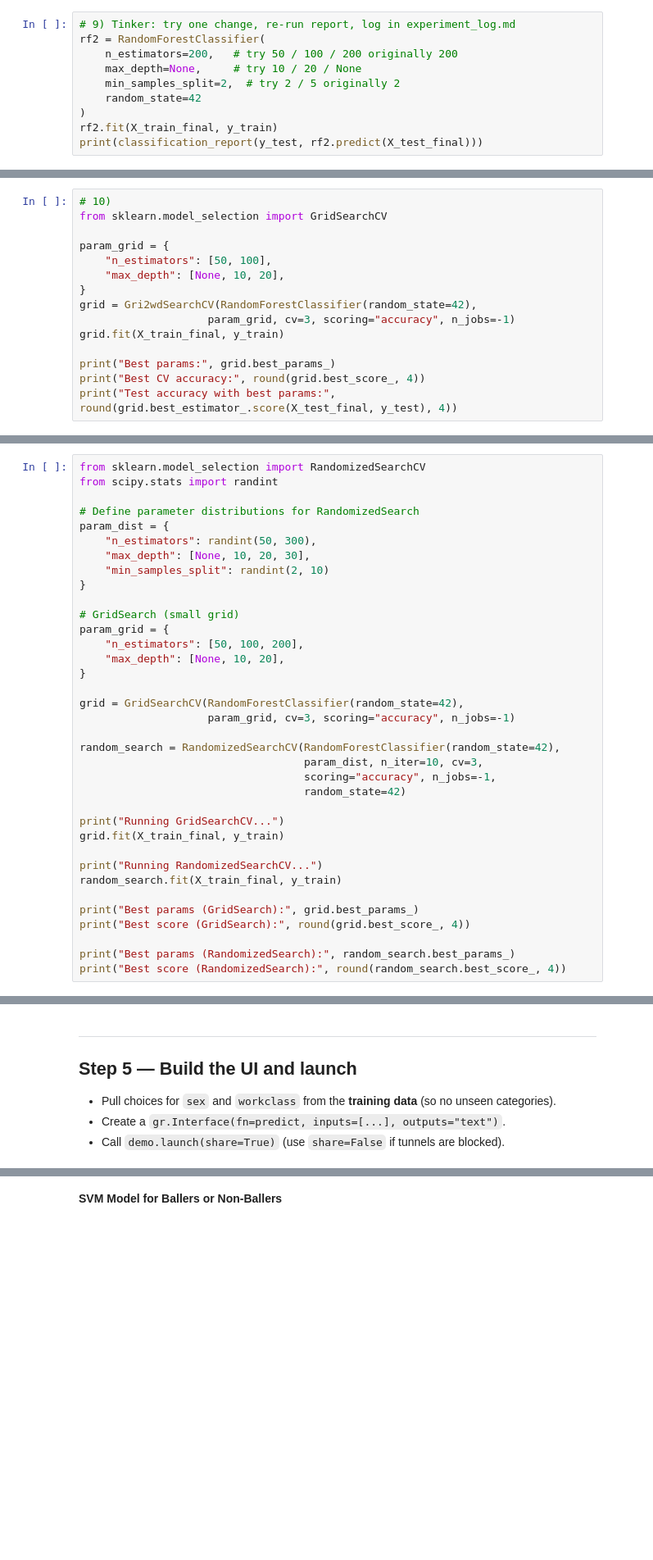
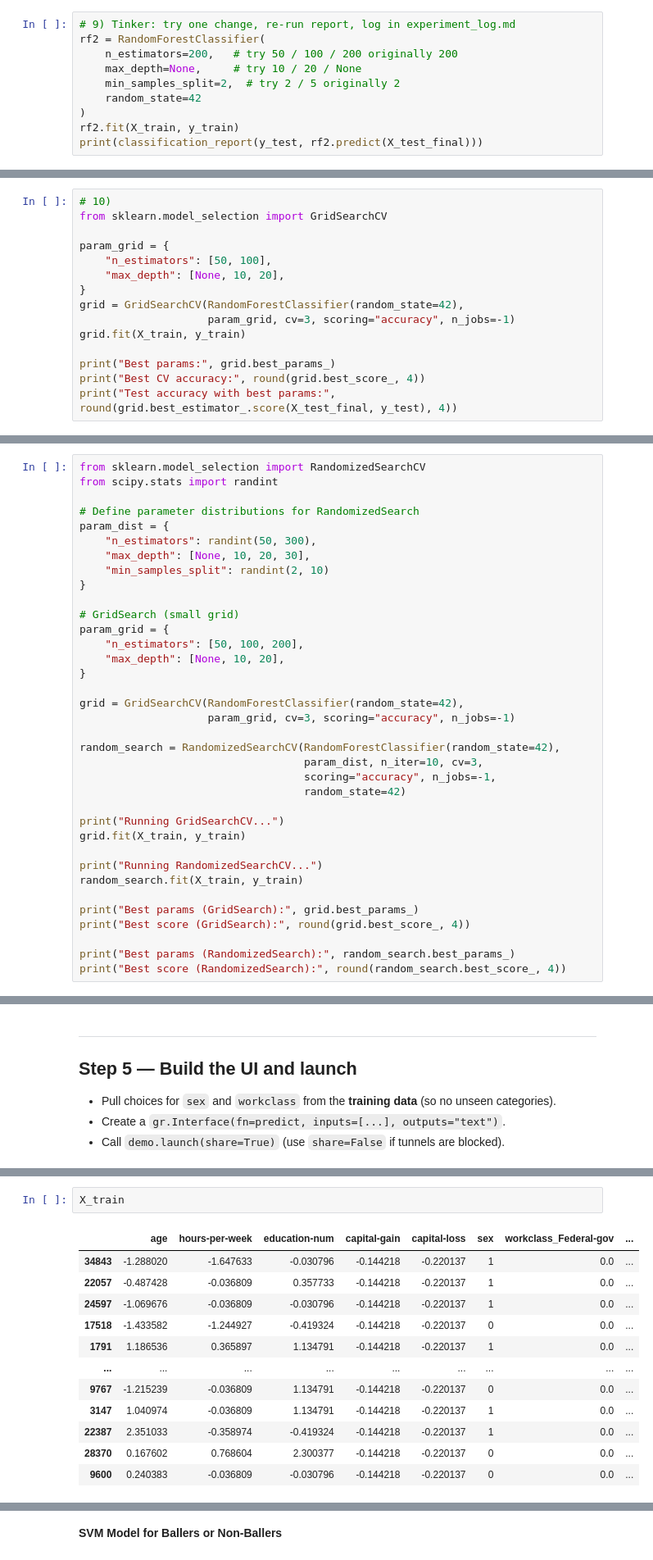
Before and after one commit to anishsundaram1/dl-survey-live-lab-2025, a Jupyter notebook: notebooks/01_baseline_random_forest_gradio.ipynb, the cells around one changed output, grey strips where cells are left out. Shown: that part at 82% size. Saved outputs shown, nothing was run; the diff lists cells and outputs as text; blank space fills up the shorter version.

```diff
--- a/notebooks/01_baseline_random_forest_gradio.ipynb
+++ b/notebooks/01_baseline_random_forest_gradio.ipynb
@@ -240,7 +292,7 @@ rf2 = RandomForestClassifier(
     min_samples_split=2,  # try 2 / 5 originally 2
     random_state=42
 )
-rf2.fit(X_train_final, y_train)
+rf2.fit(X_train, y_train)
 print(classification_report(y_test, rf2.predict(X_test_final)))
 # %% [output]
               precision    recall  f1-score   support
@@ -261,9 +313,9 @@ param_grid = {
     "n_estimators": [50, 100],
     "max_depth": [None, 10, 20],
 }
-grid = Gri2wdSearchCV(RandomForestClassifier(random_state=42),
+grid = GridSearchCV(RandomForestClassifier(random_state=42),
                     param_grid, cv=3, scoring="accuracy", n_jobs=-1)
-grid.fit(X_train_final, y_train)
+grid.fit(X_train, y_train)
 
 print("Best params:", grid.best_params_)
 print("Best CV accuracy:", round(grid.best_score_, 4))
@@ -309,10 +361,10 @@ random_search = RandomizedSearchCV(RandomForestClassifier(random_state=42),
                                    random_state=42)
 
 print("Running GridSearchCV...")
-grid.fit(X_train_final, y_train)
+grid.fit(X_train, y_train)
 
 print("Running RandomizedSearchCV...")
-random_search.fit(X_train_final, y_train)
+random_search.fit(X_train, y_train)
 
 print("Best params (GridSearch):", grid.best_params_)
 print("Best score (GridSearch):", round(grid.best_score_, 4))
@@ -538,3 +590,18 @@ def top_features():
     df = series.sort_values(ascending=False).head(10).reset_index() # top 10
     df.columns = ["Feature", "Importance"]
     return df
+# %%
+X_train
+# %% [output]
+|  | age | hours-per-week | education-num | capital-gain | capital-loss | sex | workclass_Federal-gov | ... |
+| 34843 | -1.288020 | -1.647633 | -0.030796 | -0.144218 | -0.220137 | 1 | 0.0 | ... |
+| 22057 | -0.487428 | -0.036809 | 0.357733 | -0.144218 | -0.220137 | 1 | 0.0 | ... |
+| 24597 | -1.069676 | -0.036809 | -0.030796 | -0.144218 | -0.220137 | 1 | 0.0 | ... |
+| 17518 | -1.433582 | -1.244927 | -0.419324 | -0.144218 | -0.220137 | 0 | 0.0 | ... |
+| 1791 | 1.186536 | 0.365897 | 1.134791 | -0.144218 | -0.220137 | 1 | 0.0 | ... |
+| ... | ... | ... | ... | ... | ... | ... | ... | ... |
+| 9767 | -1.215239 | -0.036809 | 1.134791 | -0.144218 | -0.220137 | 0 | 0.0 | ... |
+| 3147 | 1.040974 | -0.036809 | 1.134791 | -0.144218 | -0.220137 | 1 | 0.0 | ... |
+| 22387 | 2.351033 | -0.358974 | -0.419324 | -0.144218 | -0.220137 | 1 | 0.0 | ... |
+| 28370 | 0.167602 | 0.768604 | 2.300377 | -0.144218 | -0.220137 | 0 | 0.0 | ... |
+| 9600 | 0.240383 | -0.036809 | -0.030796 | -0.144218 | -0.220137 | 0 | 0.0 | ... |
```
Also changed, not shown: parts of 22 cells of this notebook.
